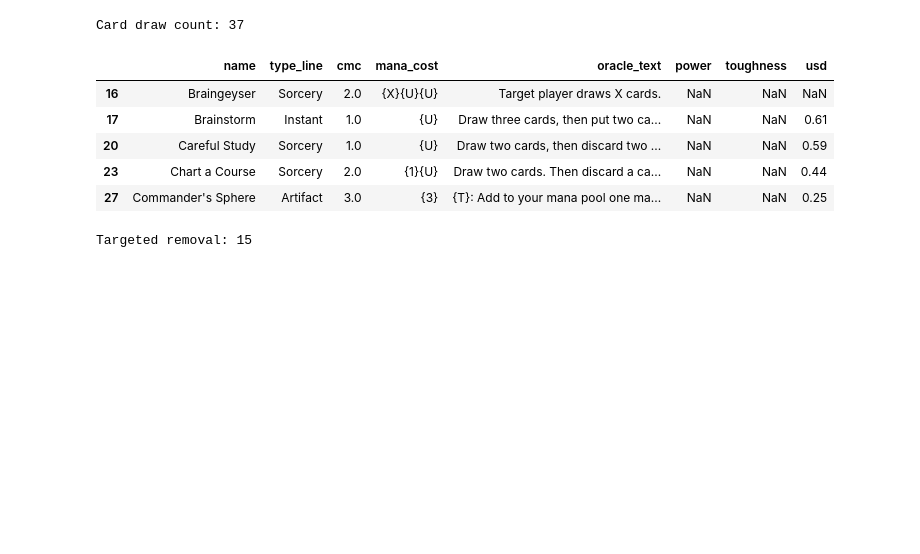
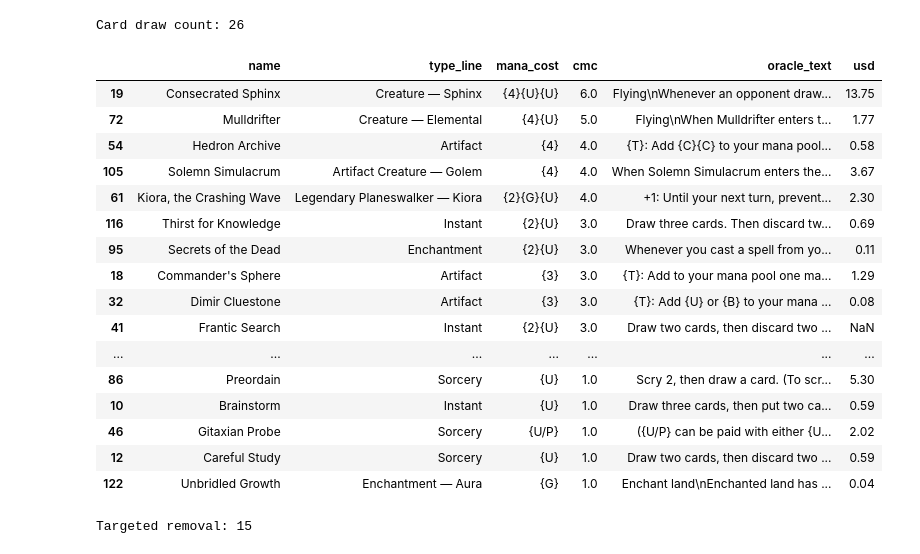
Before and after one commit to nmcginn/deck-builder, a Jupyter notebook: Muldrotha.ipynb, the cells around one changed output. Saved outputs shown, nothing was run; the diff lists cells and outputs as text; code cells hidden in the pictures; blank space fills up the shorter version.

Commit message:
card draw

```diff
--- a/Muldrotha.ipynb
+++ b/Muldrotha.ipynb
@@ -95,15 +96,26 @@ Mana ramp count: 22
 # %%
 card_draw = card_df[card_df['oracle_text'].str.contains('Draw|draw', na = False)]
 print('Card draw count: ' + str(len(card_draw)))
-card_draw.head() # this one will require more thought
+card_draw[['name','type_line','mana_cost','cmc','oracle_text','usd']].sort_values('cmc', ascending=False)
 # %% [output]
-Card draw count: 37
+Card draw count: 26
-|  | name | type_line | cmc | mana_cost | oracle_text | power | toughness | usd |
-| 16 | Braingeyser | Sorcery | 2.0 | {X}{U}{U} | Target player draws X cards. | NaN | NaN | NaN |
-| 17 | Brainstorm | Instant | 1.0 | {U} | Draw three cards, then put two ca... | NaN | NaN | 0.61 |
-| 20 | Careful Study | Sorcery | 1.0 | {U} | Draw two cards, then discard two ... | NaN | NaN | 0.59 |
-| 23 | Chart a Course | Sorcery | 2.0 | {1}{U} | Draw two cards. Then discard a ca... | NaN | NaN | 0.44 |
-| 27 | Commander's Sphere | Artifact | 3.0 | {3} | {T}: Add to your mana pool one ma... | NaN | NaN | 0.25 |
+|  | name | type_line | mana_cost | cmc | oracle_text | usd |
+| 19 | Consecrated Sphinx | Creature — Sphinx | {4}{U}{U} | 6.0 | Flying\nWhenever an opponent draw... | 13.75 |
+| 72 | Mulldrifter | Creature — Elemental | {4}{U} | 5.0 | Flying\nWhen Mulldrifter enters t... | 1.77 |
+| 54 | Hedron Archive | Artifact | {4} | 4.0 | {T}: Add {C}{C} to your mana pool... | 0.58 |
+| 105 | Solemn Simulacrum | Artifact Creature — Golem | {4} | 4.0 | When Solemn Simulacrum enters the... | 3.67 |
+| 61 | Kiora, the Crashing Wave | Legendary Planeswalker — Kiora | {2}{G}{U} | 4.0 | +1: Until your next turn, prevent... | 2.30 |
+| 116 | Thirst for Knowledge | Instant | {2}{U} | 3.0 | Draw three cards. Then discard tw... | 0.69 |
+| 95 | Secrets of the Dead | Enchantment | {2}{U} | 3.0 | Whenever you cast a spell from yo... | 0.11 |
+| 18 | Commander's Sphere | Artifact | {3} | 3.0 | {T}: Add to your mana pool one ma... | 1.29 |
+| 32 | Dimir Cluestone | Artifact | {3} | 3.0 | {T}: Add {U} or {B} to your mana ... | 0.08 |
+| 41 | Frantic Search | Instant | {2}{U} | 3.0 | Draw two cards, then discard two ... | NaN |
+| ... | ... | ... | ... | ... | ... | ... |
+| 86 | Preordain | Sorcery | {U} | 1.0 | Scry 2, then draw a card. (To scr... | 5.30 |
+| 10 | Brainstorm | Instant | {U} | 1.0 | Draw three cards, then put two ca... | 0.59 |
+| 46 | Gitaxian Probe | Sorcery | {U/P} | 1.0 | ({U/P} can be paid with either {U... | 2.02 |
+| 12 | Careful Study | Sorcery | {U} | 1.0 | Draw two cards, then discard two ... | 0.59 |
+| 122 | Unbridled Growth | Enchantment — Aura | {G} | 1.0 | Enchant land\nEnchanted land has ... | 0.04 |
 # %%
 removal = card_df[card_df['oracle_text'].str.lower().str.contains('destroy target', na = False)]
 removal = removal[-removal['type_line'].str.contains('Land')]
```
Also changed, not shown: parts of 4 cells of this notebook, 2 other files.
